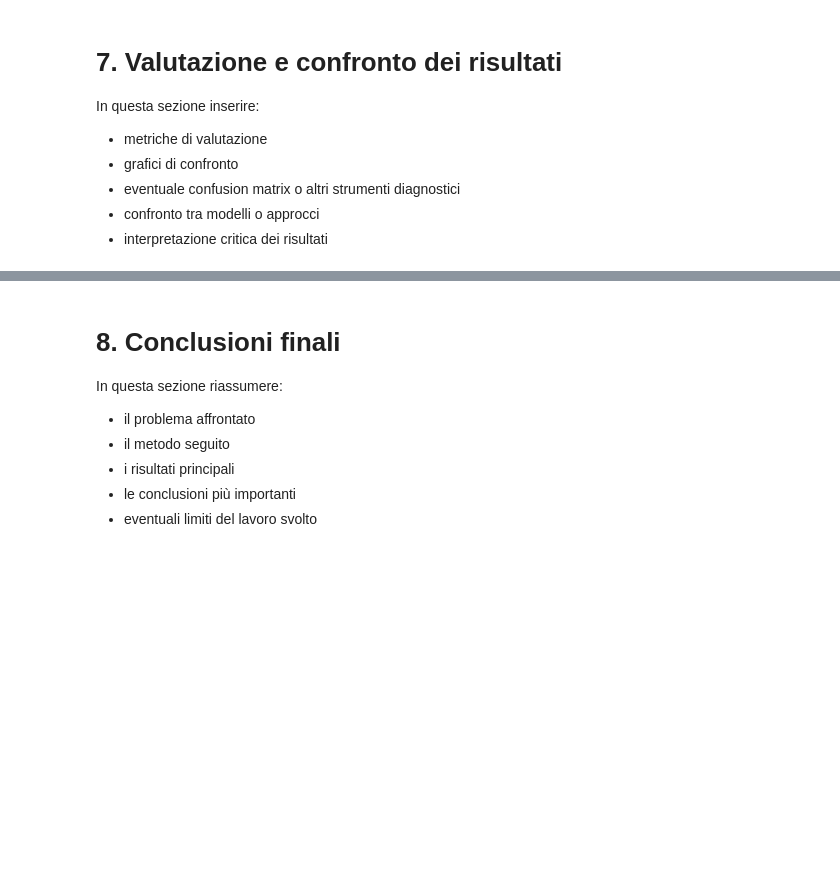
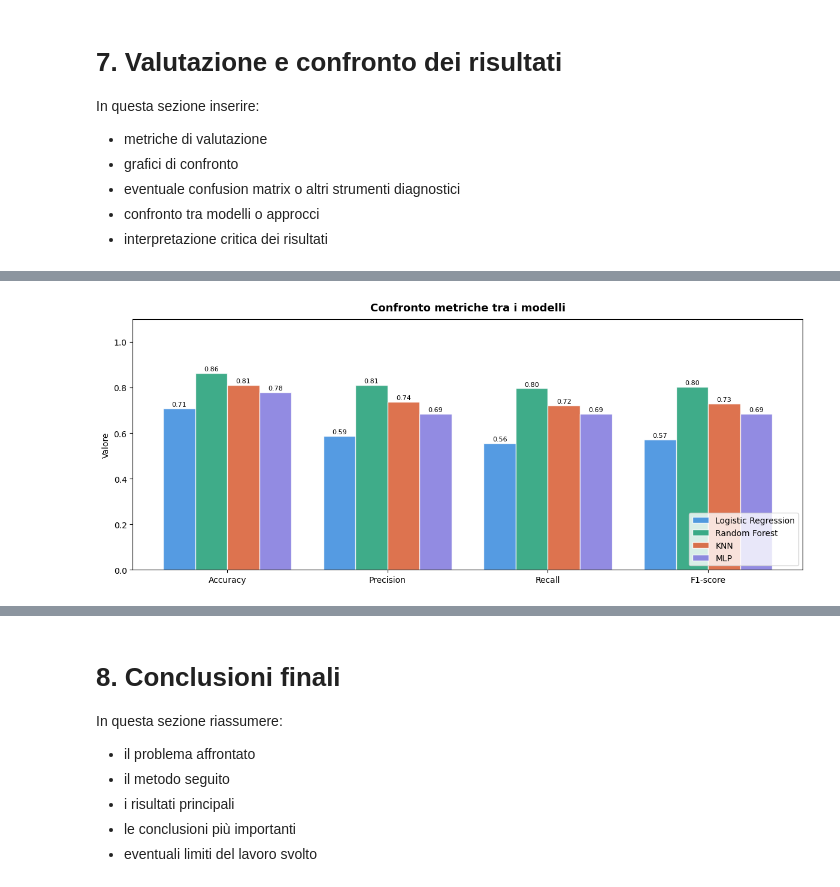
Before and after one commit to auroraloprino/LLM-Pima-Indians-Diabetes, a Jupyter notebook: notebook.ipynb, the cells around one changed output, grey strips where cells are left out. Drawn from its saved outputs; the diff is of its cells as text; code cells hidden in the pictures; blank space fills up the shorter version.

Commit message:
part 7, with metrics, confrontation between metrics, conf matrix, roc, feaure importance and best f1/recalls

```diff
--- a/notebook.ipynb
+++ b/notebook.ipynb
@@ -530,0 +550,27 @@ In questa sezione inserire:
+# %%
+metriche_keys = ['accuracy', 'precision', 'recall', 'f1']
+metriche_labels = ['Accuracy', 'Precision', 'Recall', 'F1-score']
+nomi = list(risultati.keys())
+x = np.arange(len(metriche_labels))
+width = 0.2
+colors_bar = ['#378ADD', '#1D9E75', '#D85A30', '#7F77DD']
+
+fig, ax = plt.subplots(figsize=(12, 5))
+for i, (nome, color) in enumerate(zip(nomi, colors_bar)):
+    vals = [risultati[nome][k] for k in metriche_keys]
+    offset = (i - 1.5) * width
+    bars = ax.bar(x + offset, vals, width, label=nome, color=color, alpha=0.85, edgecolor='white')
+    for bar, val in zip(bars, vals):
+        ax.text(bar.get_x() + bar.get_width()/2, bar.get_height() + 0.005,
+                f'{val:.2f}', ha='center', va='bottom', fontsize=8)
+
+ax.set_xticks(x)
+ax.set_xticklabels(metriche_labels)
+ax.set_ylim(0, 1.1)
+ax.set_title('Confronto metriche tra i modelli', fontsize=13, fontweight='bold', pad=10)
+ax.legend(loc='lower right')
+ax.set_ylabel('Valore')
+plt.tight_layout()
+plt.show()
+# %% [output]
+[figure, added]
```
Also changed, not shown: parts of 9 cells of this notebook.
